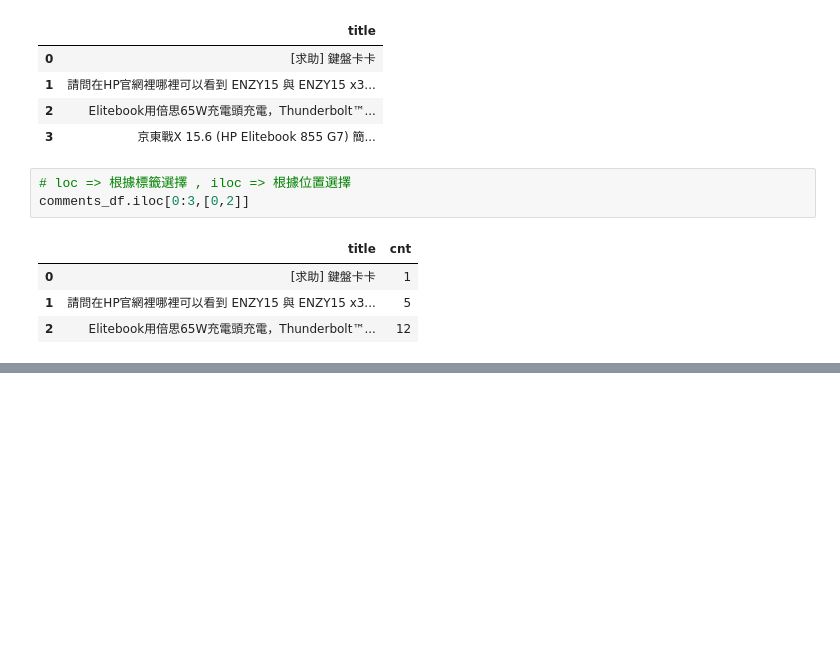
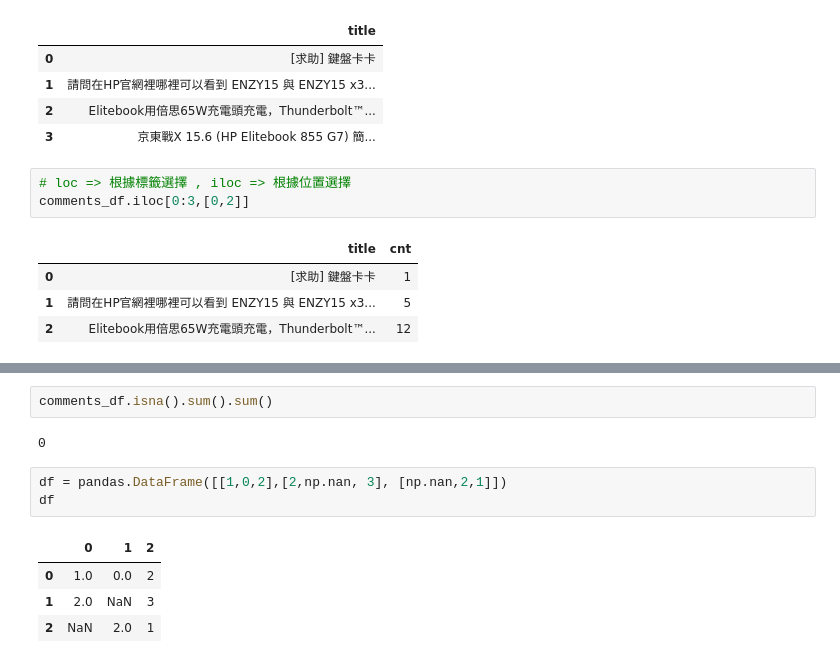
Before and after one commit to ywchiu/HPPY, a Jupyter notebook: Demo20210319.ipynb, the cells around one changed output, grey strips where cells are left out. Cells and saved outputs as stored; diff of their text form; blank space fills up the shorter version.

```diff
--- a/Demo20210319.ipynb
+++ b/Demo20210319.ipynb
@@ -833,0 +844,12 @@ comments_df.iloc[0:3,[0,2]]
+# %%
+comments_df.isna().sum().sum()
+# %% [output]
+0
+# %%
+df = pandas.DataFrame([[1,0,2],[2,np.nan, 3], [np.nan,2,1]])
+df
+# %% [output]
+|  | 0 | 1 | 2 |
+| 0 | 1.0 | 0.0 | 2 |
+| 1 | 2.0 | NaN | 3 |
+| 2 | NaN | 2.0 | 1 |
```
Also changed, not shown: parts of 19 cells of this notebook.
